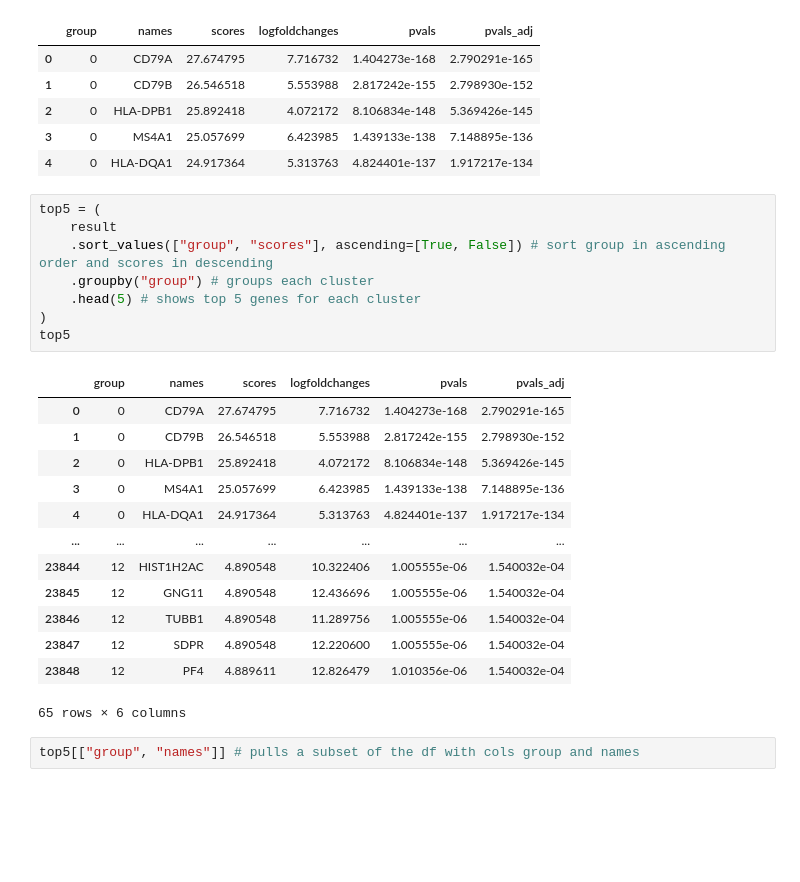
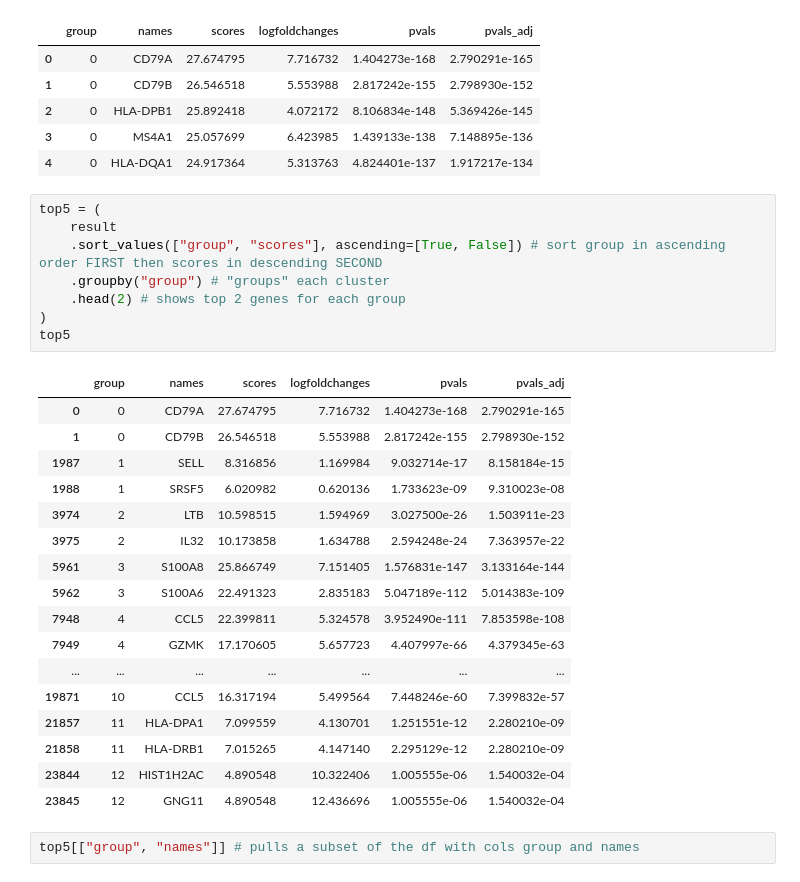
Before and after one commit to yukarachel/sc-RNA-seq-PBMC-3k, a Jupyter notebook: notebooks/02_clustering_and_annotation.ipynb, the cells around one changed output. Cells and saved outputs as stored; diff of their text form; blank space fills up the shorter version.

Commit message:
looked into top descriptive genes for each cell type

```diff
--- a/notebooks/02_clustering_and_annotation.ipynb
+++ b/notebooks/02_clustering_and_annotation.ipynb
@@ -66,25 +68,29 @@ result.head()
 # %%
 top5 = (
     result
-    .sort_values(["group", "scores"], ascending=[True, False]) # sort group in ascending order and scores in descending
-    .groupby("group") # groups each cluster
-    .head(5) # shows top 5 genes for each cluster
+    .sort_values(["group", "scores"], ascending=[True, False]) # sort group in ascending order FIRST then scores in descending SECOND
+    .groupby("group") # "groups" each cluster
+    .head(2) # shows top 2 genes for each group
 )
 top5
 # %% [output]
 |  | group | names | scores | logfoldchanges | pvals | pvals_adj |
 | 0 | 0 | CD79A | 27.674795 | 7.716732 | 1.404273e-168 | 2.790291e-165 |
 | 1 | 0 | CD79B | 26.546518 | 5.553988 | 2.817242e-155 | 2.798930e-152 |
-| 2 | 0 | HLA-DPB1 | 25.892418 | 4.072172 | 8.106834e-148 | 5.369426e-145 |
-| 3 | 0 | MS4A1 | 25.057699 | 6.423985 | 1.439133e-138 | 7.148895e-136 |
-| 4 | 0 | HLA-DQA1 | 24.917364 | 5.313763 | 4.824401e-137 | 1.917217e-134 |
+| 1987 | 1 | SELL | 8.316856 | 1.169984 | 9.032714e-17 | 8.158184e-15 |
+| 1988 | 1 | SRSF5 | 6.020982 | 0.620136 | 1.733623e-09 | 9.310023e-08 |
+| 3974 | 2 | LTB | 10.598515 | 1.594969 | 3.027500e-26 | 1.503911e-23 |
+| 3975 | 2 | IL32 | 10.173858 | 1.634788 | 2.594248e-24 | 7.363957e-22 |
+| 5961 | 3 | S100A8 | 25.866749 | 7.151405 | 1.576831e-147 | 3.133164e-144 |
+| 5962 | 3 | S100A6 | 22.491323 | 2.835183 | 5.047189e-112 | 5.014383e-109 |
+| 7948 | 4 | CCL5 | 22.399811 | 5.324578 | 3.952490e-111 | 7.853598e-108 |
+| 7949 | 4 | GZMK | 17.170605 | 5.657723 | 4.407997e-66 | 4.379345e-63 |
 | ... | ... | ... | ... | ... | ... | ... |
+| 19871 | 10 | CCL5 | 16.317194 | 5.499564 | 7.448246e-60 | 7.399832e-57 |
+| 21857 | 11 | HLA-DPA1 | 7.099559 | 4.130701 | 1.251551e-12 | 2.280210e-09 |
+| 21858 | 11 | HLA-DRB1 | 7.015265 | 4.147140 | 2.295129e-12 | 2.280210e-09 |
 | 23844 | 12 | HIST1H2AC | 4.890548 | 10.322406 | 1.005555e-06 | 1.540032e-04 |
 | 23845 | 12 | GNG11 | 4.890548 | 12.436696 | 1.005555e-06 | 1.540032e-04 |
-| 23846 | 12 | TUBB1 | 4.890548 | 11.289756 | 1.005555e-06 | 1.540032e-04 |
-| 23847 | 12 | SDPR | 4.890548 | 12.220600 | 1.005555e-06 | 1.540032e-04 |
-| 23848 | 12 | PF4 | 4.889611 | 12.826479 | 1.010356e-06 | 1.540032e-04 |
-65 rows × 6 columns
 # %%
 top5[["group", "names"]] # pulls a subset of the df with cols group and names
 # %% [output]
```
Also changed, not shown: parts of 1 cell of this notebook, 4 other files.
